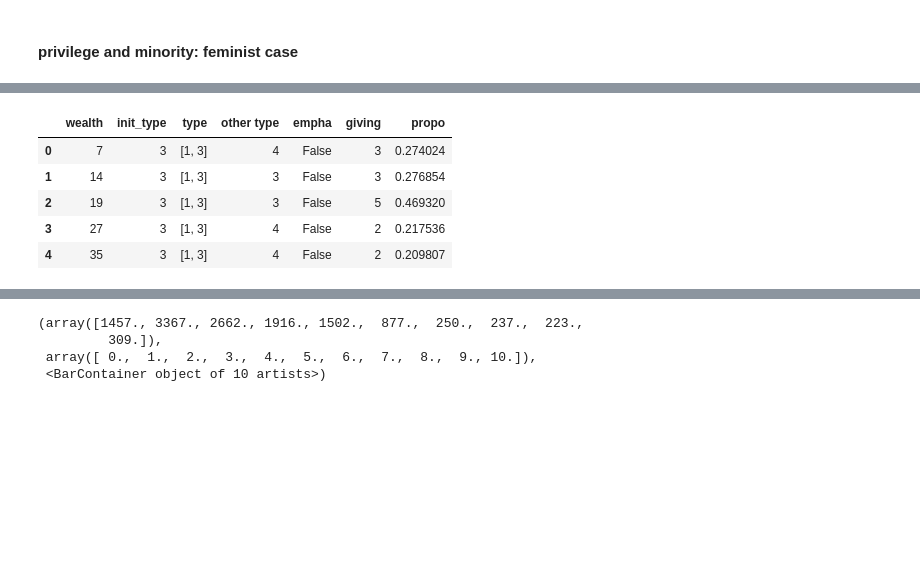
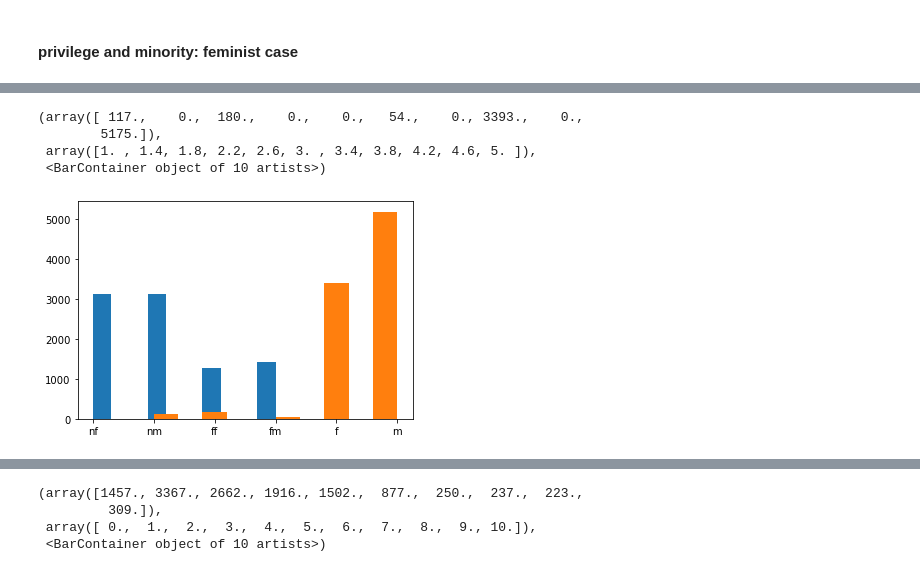
Before and after one commit to yierrr/Feminism-Simulation, a Jupyter notebook: nested group mesa.ipynb, the cells around one changed output, grey strips where cells are left out. Cells and saved outputs as stored; diff of their text form; code cells hidden in the pictures; blank space fills up the shorter version.

```diff
--- a/nested group mesa.ipynb
+++ b/nested group mesa.ipynb
@@ -507,0 +577,9 @@ class Model(Model):
+# %%
+plt.hist(dff['init_type'])
+plt.hist(dff['type'])
+# %% [output]
+(array([ 117.,    0.,  180.,    0.,    0.,   54.,    0., 3393.,    0.,
+        5175.]),
+ array([1. , 1.4, 1.8, 2.2, 2.6, 3. , 3.4, 3.8, 4.2, 4.6, 5. ]),
+ <BarContainer object of 10 artists>)
+[figure, added]
@@ -515,9 +596,0 @@ dff=pd.concat(df)
-# %%
-dff.head()
-# %% [output]
-|  | wealth | init_type | type | other type | empha | giving | propo |
-| 0 | 7 | 3 | [1, 3] | 4 | False | 3 | 0.274024 |
-| 1 | 14 | 3 | [1, 3] | 3 | False | 3 | 0.276854 |
-| 2 | 19 | 3 | [1, 3] | 3 | False | 5 | 0.469320 |
-| 3 | 27 | 3 | [1, 3] | 4 | False | 2 | 0.217536 |
-| 4 | 35 | 3 | [1, 3] | 4 | False | 2 | 0.209807 |
```
Also changed, not shown: parts of 15 cells of this notebook.
